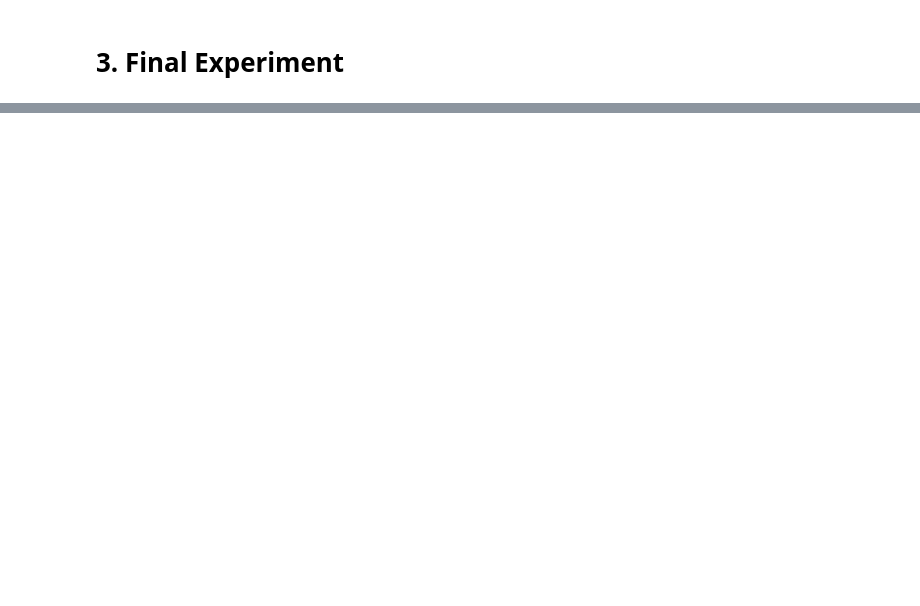
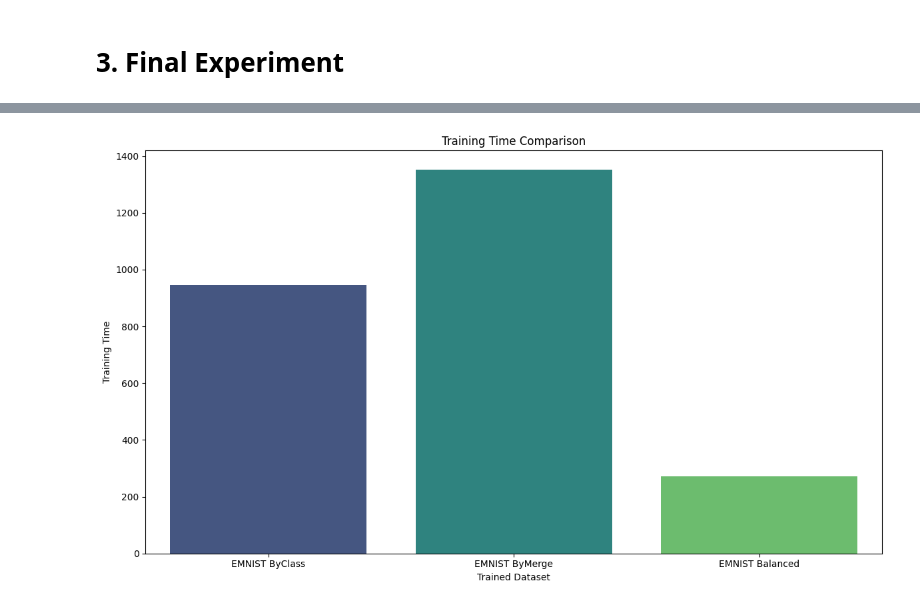
Before and after one commit to unbroken2650/ann-project, a Jupyter notebook: main.ipynb, the cells around one changed output, grey strips where cells are left out. Saved outputs shown, nothing was run; the diff lists cells and outputs as text; code cells hidden in the pictures; blank space fills up the shorter version.

```diff
--- a/main.ipynb
+++ b/main.ipynb
@@ -752,0 +815,2 @@ for metric in metrics:
+# %%
+results = {'Trained Dataset': [], 'Training Time': []}
@@ -752,0 +912,3 @@ for metric in metrics:
+# %%
+results_df = pd.DataFrame(results)
+results_df.to_csv(f'{result_path}/result_final_{_time}.csv', index=False)
@@ -752,0 +949,21 @@ for metric in metrics:
+# %%
+metrics = ["Training Time"]
+for metric in metrics:
+    plt.figure(figsize=(12, 7))
+    sns.barplot(x="Trained Dataset", y=metric, hue="Trained Dataset", data=results_df, palette="viridis", legend=False)
+    plt.title(f'{metric} Comparison')
+    plt.ylabel(metric)
+    plt.xlabel('Trained Dataset')
+    plt.tight_layout()
+    plt.savefig(f'{result_path}/{metric.lower().replace(" ", "_")}_comparison_final_{_time}.png')
+    plt.show()
+
+results = {'Trained Dataset': [], 'Tested Dataset': [], 'Loss': [], 'Accuracy': [], 'F1 Score': []}
+
+
+class_to_merge = {36: 36, 37: 37, 38: 12, 39: 38, 40: 39, 41: 40, 42: 41, 43: 42, 44: 18, 45: 19, 46: 20, 47: 21,
+                  48: 22, 49: 43, 50: 24, 51: 25, 52: 44, 53: 45, 54: 28, 55: 46, 56: 30, 57: 31, 58: 32, 59: 33, 60: 34, 61: 35}
+merge_to_class = {36: 36, 37: 37, 12: 38, 38: 39, 39: 40, 40: 41, 41: 42, 42: 43, 18: 44, 19: 45, 20: 46, 21: 47,
+                  22: 48, 43: 49, 24: 50, 25: 51, 44: 52, 45: 53, 28: 54, 46: 55, 30: 56, 31: 57, 32: 58, 33: 59, 34: 60, 35: 61}
+# %% [output]
+[figure, added]
```
Also changed, not shown: parts of 20 cells of this notebook, 27 other files.
